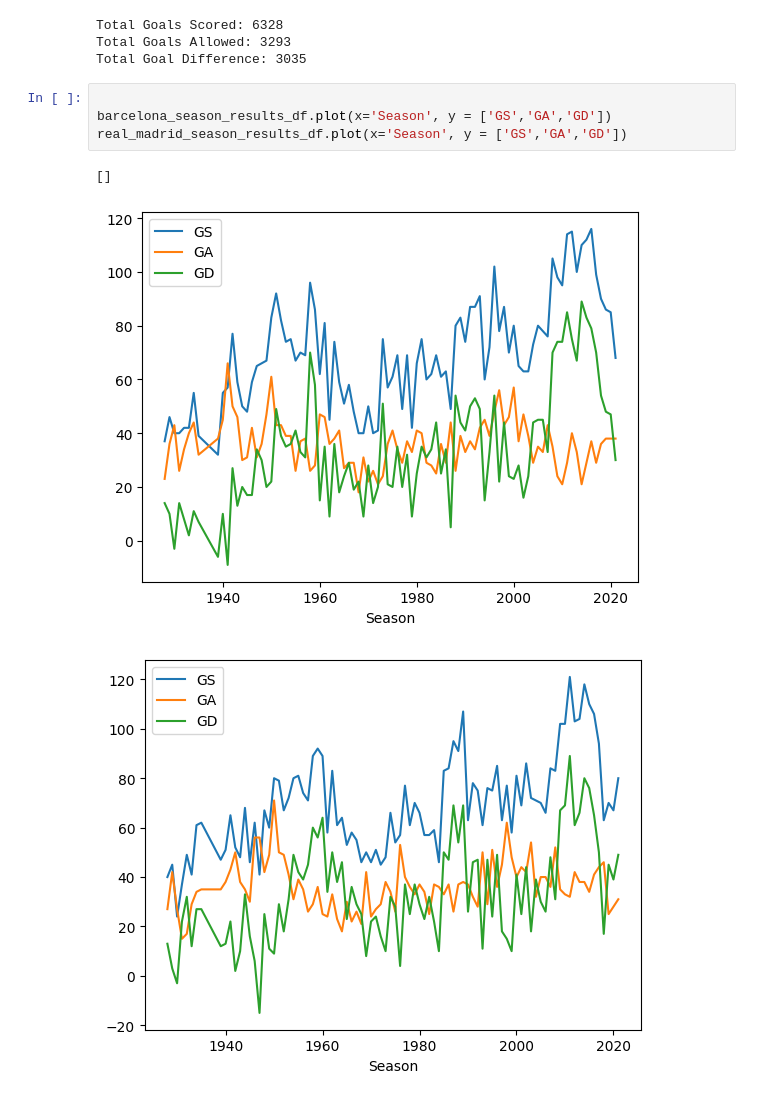
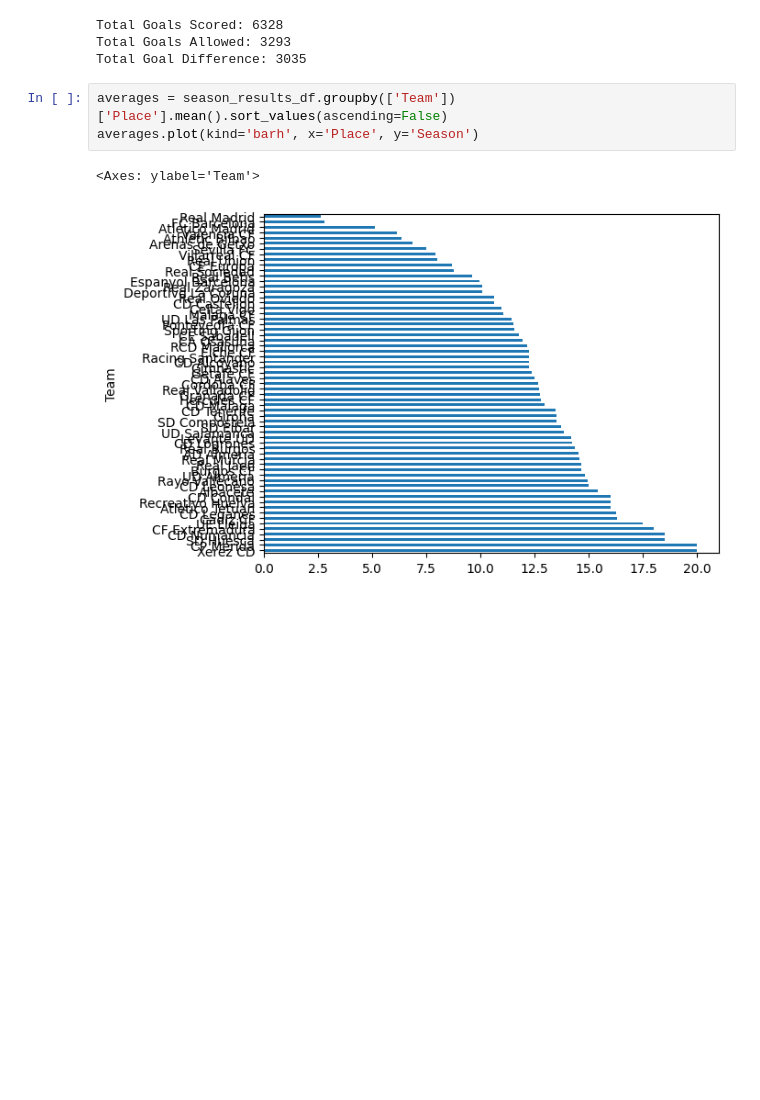
Before and after one commit to EvanDBush/soccer_rivalry_project, a Jupyter notebook: explore.ipynb, the cells around one changed output. Cells and saved outputs as stored; diff of their text form; blank space fills up the shorter version.

Commit message:
working on Average place plot. needs spacing

```diff
--- a/explore.ipynb
+++ b/explore.ipynb
@@ -68,11 +68,9 @@ print(f'Total Goal Difference: {barca_total_goal_differential}')
 Total Goals Scored: 6328
 Total Goals Allowed: 3293
 Total Goal Difference: 3035
-# %%
-
-barcelona_season_results_df.plot(x='Season', y = ['GS','GA','GD'])
-real_madrid_season_results_df.plot(x='Season', y = ['GS','GA','GD'])
-# %% [output]
-[]
-[figure, removed]
-[figure, removed]
+# %%
+averages = season_results_df.groupby(['Team'])['Place'].mean().sort_values(ascending=False)
+averages.plot(kind='barh', x='Place', y='Season')
+# %% [output]
+<Axes: ylabel='Team'>
+[figure, added]
```
